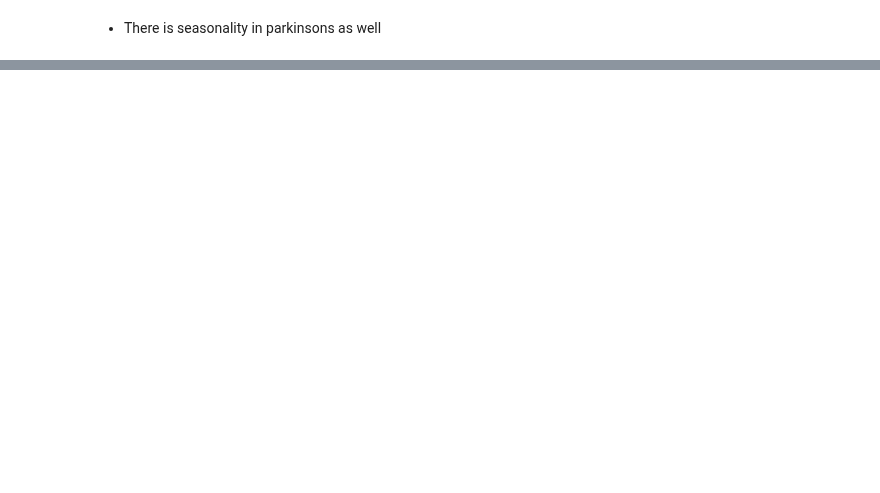
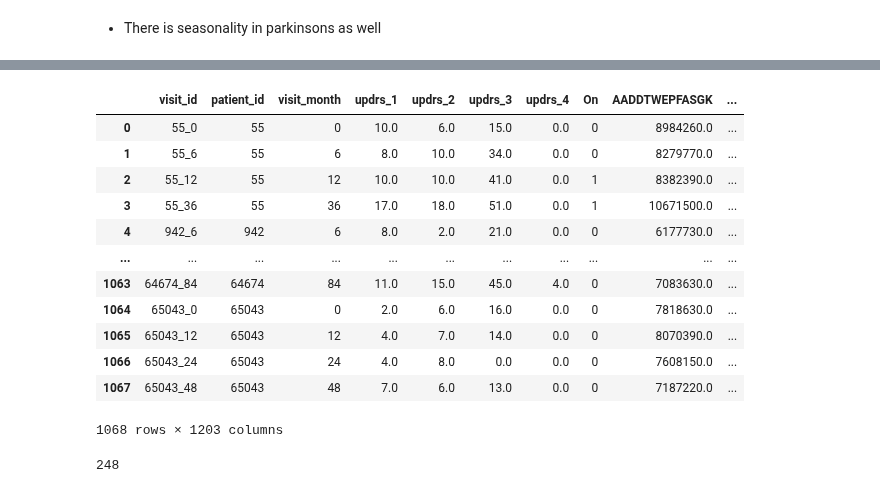
Before and after one commit to Payal-dh/ParkinsonsProgressionModel, a Jupyter notebook: Data Exploration .ipynb, the cells around one changed output, grey strips where cells are left out. Drawn from its saved outputs; the diff is of its cells as text; code cells hidden in the pictures; blank space fills up the shorter version.

```diff
--- a/Data Exploration .ipynb
+++ b/Data Exploration .ipynb
@@ -62,0 +84,21 @@ plt.plot(drug['visit_month'], drug['sum_score'])
+# %%
+pt
+# %% [output]
+|  | visit_id | patient_id | visit_month | updrs_1 | updrs_2 | updrs_3 | updrs_4 | On | AADDTWEPFASGK | ... |
+| 0 | 55_0 | 55 | 0 | 10.0 | 6.0 | 15.0 | 0.0 | 0 | 8984260.0 | ... |
+| 1 | 55_6 | 55 | 6 | 8.0 | 10.0 | 34.0 | 0.0 | 0 | 8279770.0 | ... |
+| 2 | 55_12 | 55 | 12 | 10.0 | 10.0 | 41.0 | 0.0 | 1 | 8382390.0 | ... |
+| 3 | 55_36 | 55 | 36 | 17.0 | 18.0 | 51.0 | 0.0 | 1 | 10671500.0 | ... |
+| 4 | 942_6 | 942 | 6 | 8.0 | 2.0 | 21.0 | 0.0 | 0 | 6177730.0 | ... |
+| ... | ... | ... | ... | ... | ... | ... | ... | ... | ... | ... |
+| 1063 | 64674_84 | 64674 | 84 | 11.0 | 15.0 | 45.0 | 4.0 | 0 | 7083630.0 | ... |
+| 1064 | 65043_0 | 65043 | 0 | 2.0 | 6.0 | 16.0 | 0.0 | 0 | 7818630.0 | ... |
+| 1065 | 65043_12 | 65043 | 12 | 4.0 | 7.0 | 14.0 | 0.0 | 0 | 8070390.0 | ... |
+| 1066 | 65043_24 | 65043 | 24 | 4.0 | 8.0 | 0.0 | 0.0 | 0 | 7608150.0 | ... |
+| 1067 | 65043_48 | 65043 | 48 | 7.0 | 6.0 | 13.0 | 0.0 | 0 | 7187220.0 | ... |
+1068 rows × 1203 columns
+# %%
+# Checking the number of Patients.
+len(pt["patient_id"].unique())
+# %% [output]
+248
```
Also changed, not shown: parts of 13 cells of this notebook.
